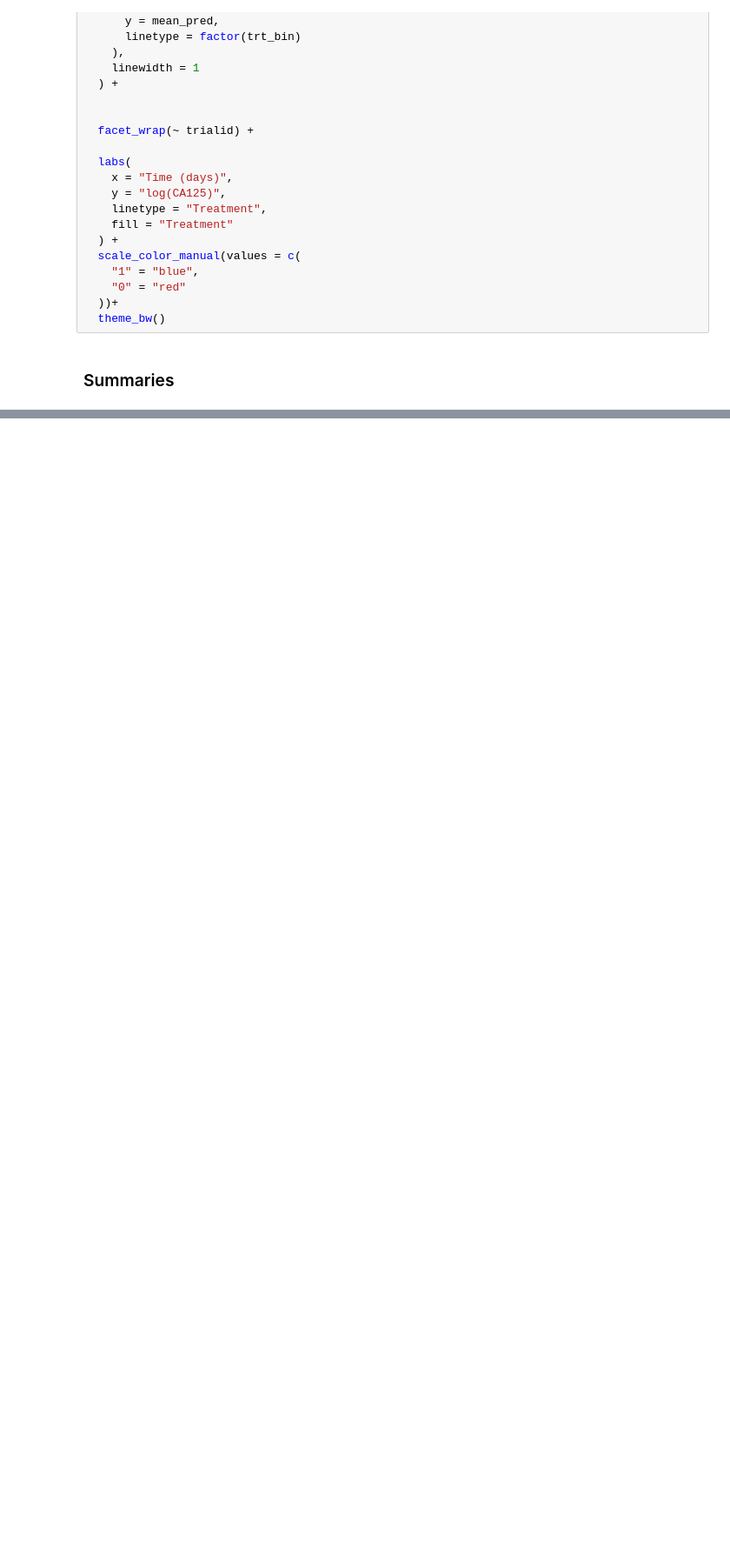
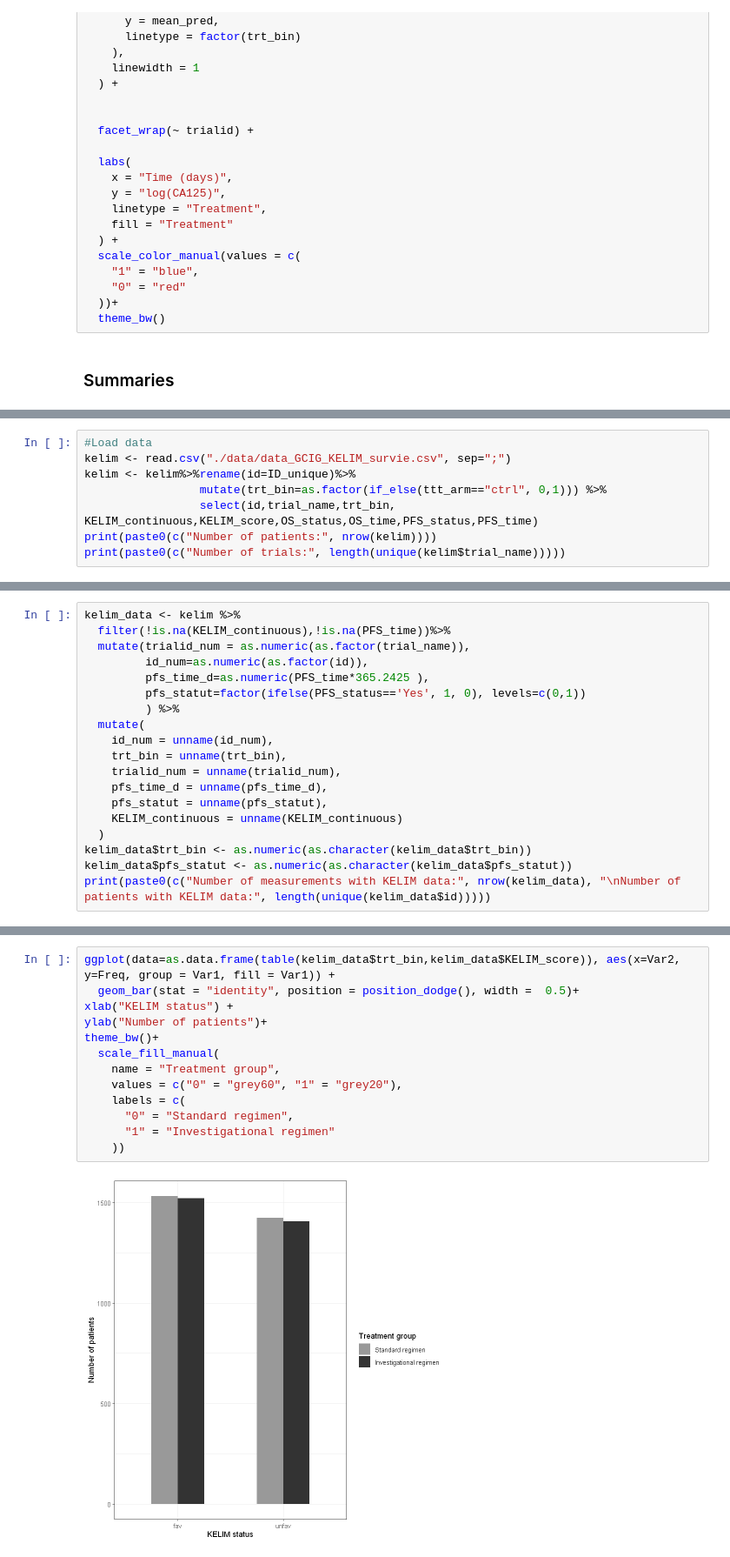
Before and after one commit to Kodro23/Surrogacy_evaluation_CA125, a Jupyter notebook: notebooks/Surrogacy_evaluation_of_CA125.ipynb, the cells around one changed output, grey strips where cells are left out. Shown at 87% size. Drawn from its saved outputs; the diff is of its cells as text; blank space fills up the shorter version.

Commit message:
Cleaning the code, summarizing KELIM

```diff
--- a/notebooks/Surrogacy_evaluation_of_CA125.ipynb
+++ b/notebooks/Surrogacy_evaluation_of_CA125.ipynb
@@ -764,0 +805,8 @@ ggplot() +
+# %%
+#Load data
+kelim <- read.csv("./data/data_GCIG_KELIM_survie.csv", sep=";")
+kelim <- kelim%>%rename(id=ID_unique)%>%
+                 mutate(trt_bin=as.factor(if_else(ttt_arm=="ctrl", 0,1))) %>%
+                 select(id,trial_name,trt_bin, KELIM_continuous,KELIM_score,OS_status,OS_time,PFS_status,PFS_time)
+print(paste0(c("Number of patients:", nrow(kelim))))
+print(paste0(c("Number of trials:", length(unique(kelim$trial_name)))))
@@ -764,0 +816,19 @@ ggplot() +
+# %%
+kelim_data <- kelim %>%
+  filter(!is.na(KELIM_continuous),!is.na(PFS_time))%>%
+  mutate(trialid_num = as.numeric(as.factor(trial_name)),
+         id_num=as.numeric(as.factor(id)),
+         pfs_time_d=as.numeric(PFS_time*365.2425 ),
+         pfs_statut=factor(ifelse(PFS_status=='Yes', 1, 0), levels=c(0,1))
+         ) %>%
+  mutate(
+    id_num = unname(id_num),
+    trt_bin = unname(trt_bin),
+    trialid_num = unname(trialid_num),
+    pfs_time_d = unname(pfs_time_d),
+    pfs_statut = unname(pfs_statut),
+    KELIM_continuous = unname(KELIM_continuous)
+  )
+kelim_data$trt_bin <- as.numeric(as.character(kelim_data$trt_bin))
+kelim_data$pfs_statut <- as.numeric(as.character(kelim_data$pfs_statut))
+print(paste0(c("Number of measurements with KELIM data:", nrow(kelim_data), "\nNumber of patients with KELIM data:", length(unique(kelim_data$id)))))
@@ -764,0 +847,15 @@ ggplot() +
+# %%
+ggplot(data=as.data.frame(table(kelim_data$trt_bin,kelim_data$KELIM_score)), aes(x=Var2, y=Freq, group = Var1, fill = Var1)) +
+  geom_bar(stat = "identity", position = position_dodge(), width =  0.5)+
+xlab("KELIM status") +
+ylab("Number of patients")+
+theme_bw()+
+  scale_fill_manual(
+    name = "Treatment group",
+    values = c("0" = "grey60", "1" = "grey20"),
+    labels = c(
+      "0" = "Standard regimen",
+      "1" = "Investigational regimen"
+    ))
+# %% [output]
+[figure, added]
```
Also changed, not shown: parts of 13 cells of this notebook, 1 other file.
